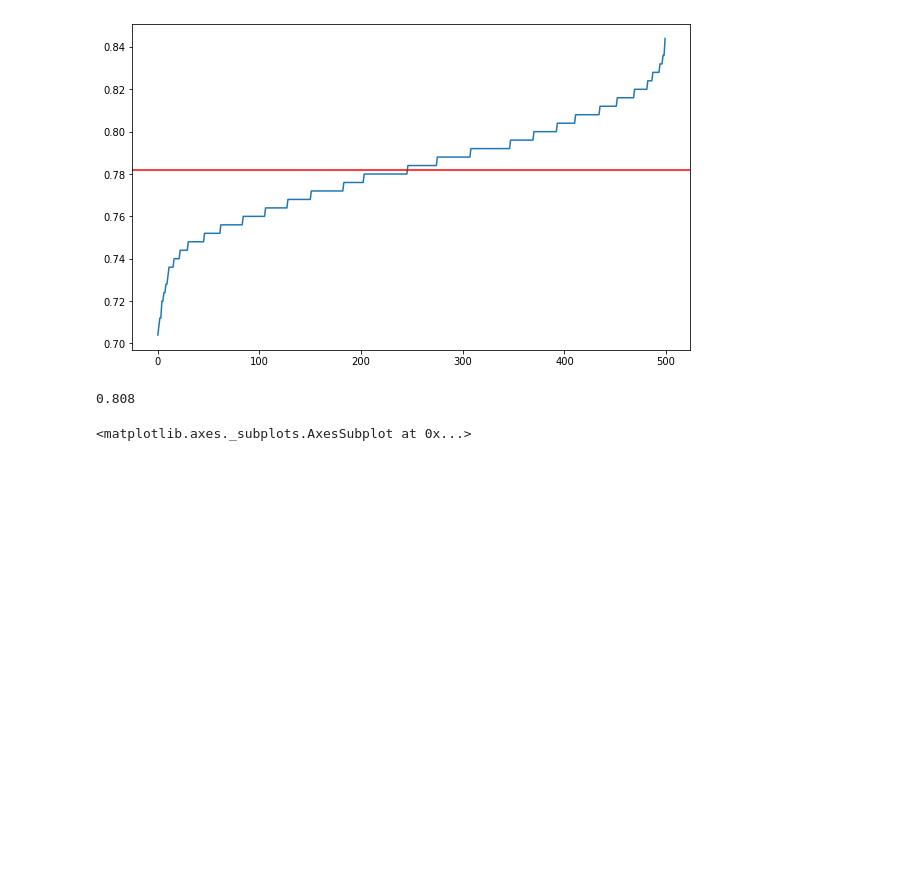
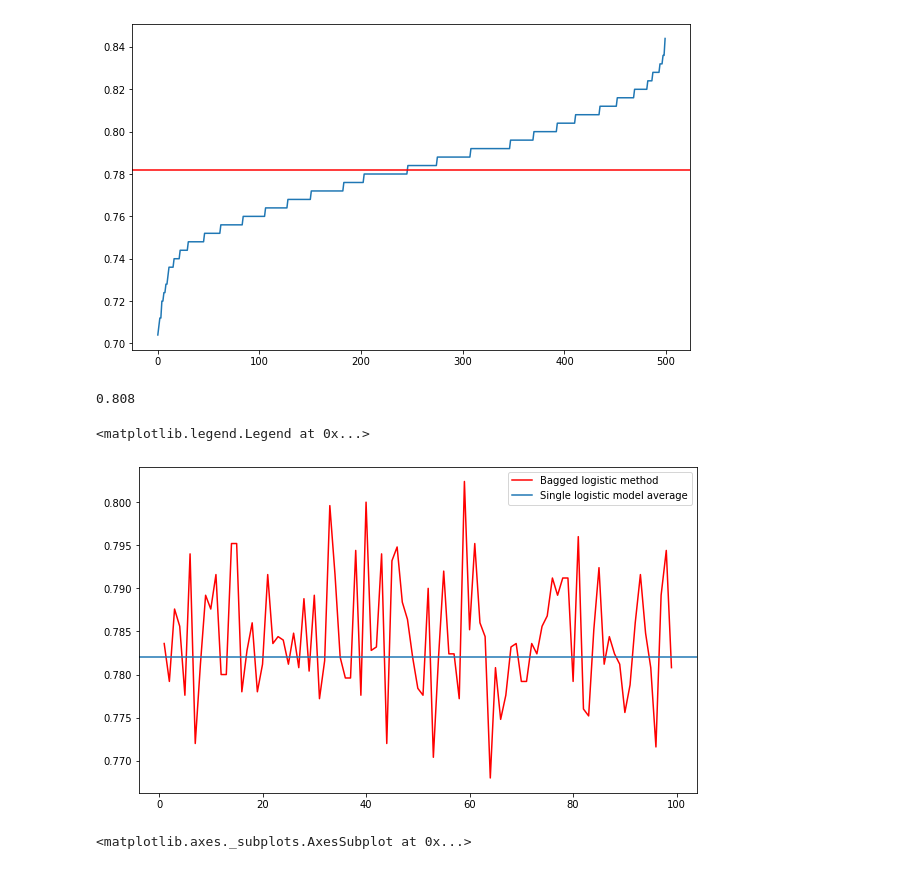
Before and after one commit to max-miller/ds_ground_up, a Jupyter notebook: neighbors_tree/ensemble_methods.ipynb, the cells around one changed output. Cells and saved outputs as stored; diff of their text form; code cells hidden in the pictures; blank space fills up the shorter version.

```diff
--- a/neighbors_tree/ensemble_methods.ipynb
+++ b/neighbors_tree/ensemble_methods.ipynb
@@ -441,6 +492,22 @@ print(np.std(accuracy_scores_baglog))
 bagger(logistic,100)
 # %% [output]
 0.808
+# %%
+bagged_log = []
+for n in range(1,100):
+    blog = []
+    for i in range(0,10):
+        X2_train, X2_test, y2_train, y2_test = train_test_split(X2,y2)
+        blog.append(bagger(logistic,n))
+    bagged_log.append(np.mean(blog))
+# %%
+plt.figure(figsize=(10,6))
+plt.plot(range(1,100),bagged_log,c='r', label='Bagged logistic method')
+plt.axhline(np.mean(accuracy_scores_baglog), label = 'Single logistic model average')
+plt.legend()
+# %% [output]
+<matplotlib.legend.Legend at 0x...>
+[figure, added]
 # %%
 sns.distplot(accuracy_scores)
 sns.distplot(accuracy_scores2, label='bagged')
```
Also changed, not shown: parts of 7 cells of this notebook.
